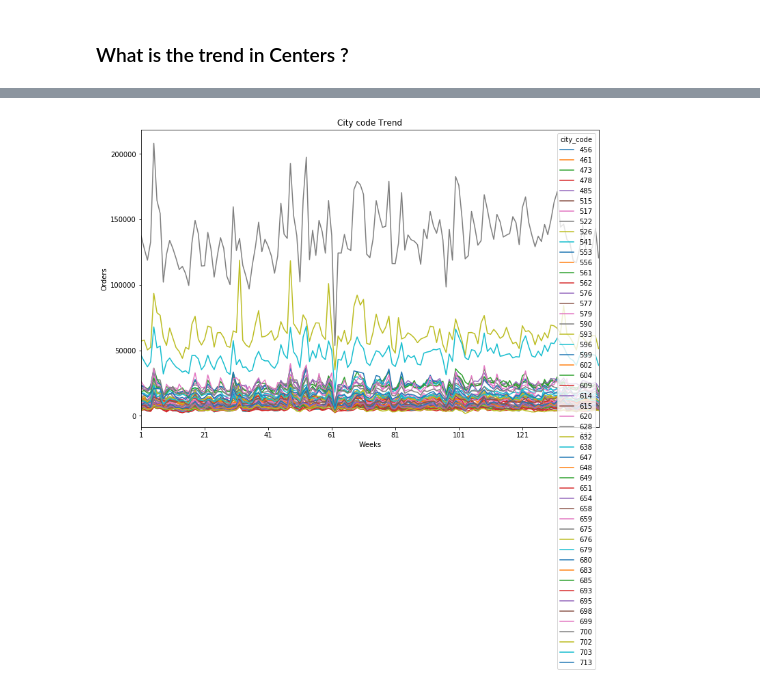
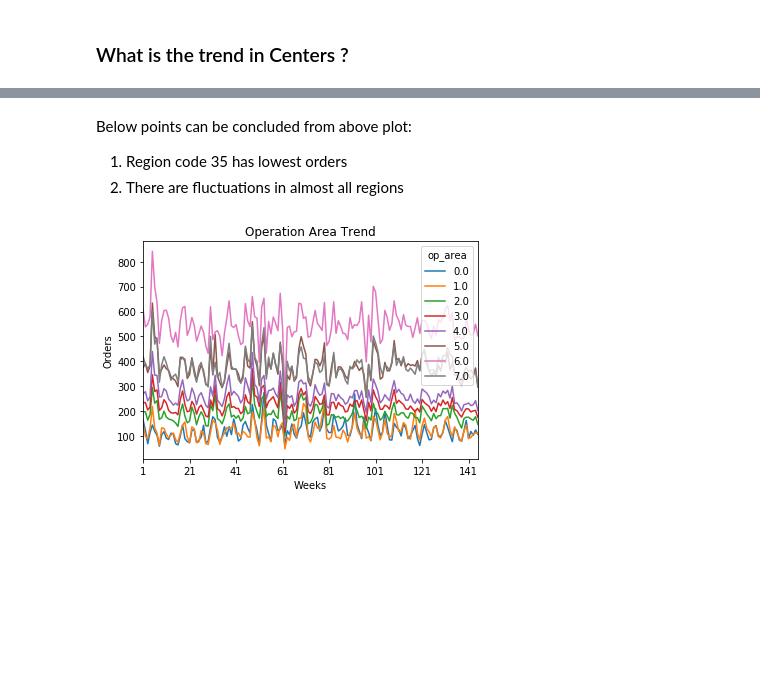
Before and after one commit to monilgudhka/food_demand_forecasting, a Jupyter notebook: data_analysis/story_telling.ipynb, the cells around one changed output, grey strips where cells are left out. Drawn from its saved outputs; the diff is of its cells as text; code cells hidden in the pictures; blank space fills up the shorter version.

```diff
--- a/data_analysis/story_telling.ipynb
+++ b/data_analysis/story_telling.ipynb
@@ -17,7 +17,7 @@ dataset.head()
 | 1448490 | 40 | 1 | 55 | 2631 | 243.50 | 242.50 | 0 | ... |
 # %%
 categorical_columns = ['week', 'center_id', 'meal_id', 'emailer_for_promotion', 'homepage_featured', 'city_code',
-                       'region_code', 'center_type', 'category', 'cuisine']
+                       'region_code', 'center_type', 'category', 'cuisine','year','month','week_in_month']
 for column in categorical_columns:
     dataset[column] = dataset[column].astype('category')
 dataset.info()
@@ -209,8 +195,17 @@ city_code_trend.head()
+# %% [markdown]
+Below points can be concluded from above plot:
+1. Region code 35 has lowest orders
+2. There are fluctuations in almost all regions
 # %%
-city_code_trend.plot(figsize=(12, 8))
-_ = plt.title("City code Trend")
+op_area_trend = dataset.copy()
+op_area_trend['op_area'] = np.floor(op_area_trend['op_area'])
+op_area_trend = op_area_trend.pivot_table(index='week', columns='op_area', values='num_orders',
+                                          aggfunc='mean')
+
+op_area_trend.plot()
+_ = plt.title("Operation Area Trend")
 _ = plt.xlabel("Weeks")
 _ = plt.ylabel("Orders")
 plt.show()
 # %% [output]
-[figure, old version]
+[figure, new version]
```
Also changed, not shown: parts of 33 cells of this notebook.
